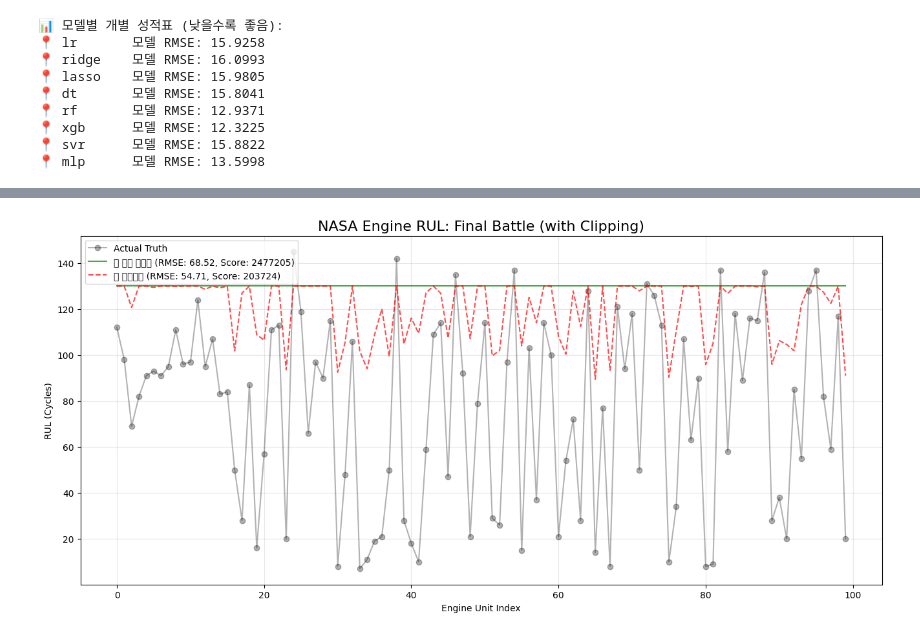
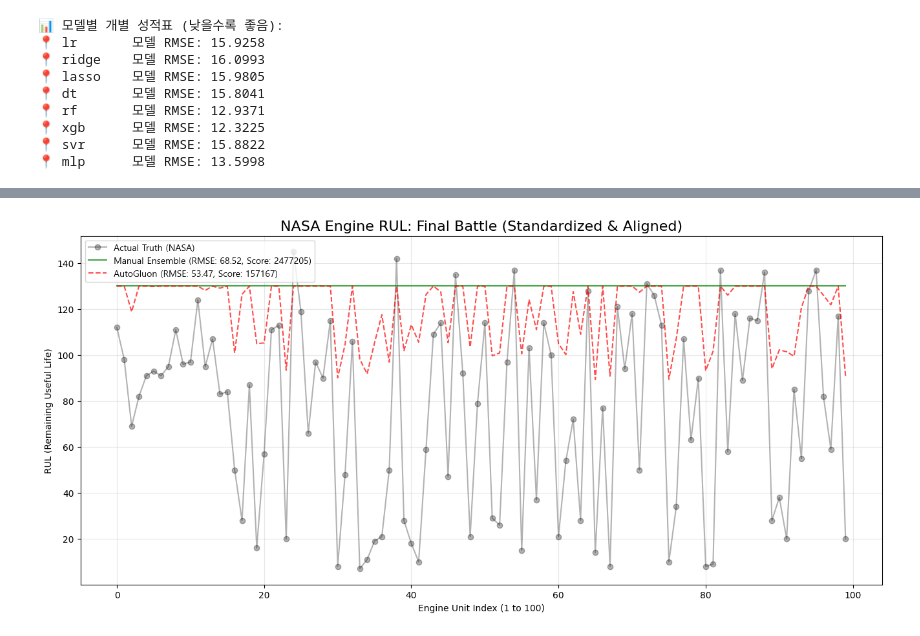
Before and after one commit to Aerhenav/EST_15th_NASA, a Jupyter notebook: 유진/Nasa1단계_1(최종_회귀+오토글론 앙상블+Asymmetric Scoring 검증).ipynb, the cells around one changed output, grey strips where cells are left out. Drawn from its saved outputs; the diff is of its cells as text; code cells hidden in the pictures.

```diff
--- a/유진/Nasa1단계_1(최종_회귀+오토글론 앙상블+Asymmetric Scoring 검증).ipynb
+++ b/유진/Nasa1단계_1(최종_회귀+오토글론 앙상블+Asymmetric Scoring 검증).ipynb
@@ -1444,5 +1351,5 @@ plt.legend(); plt.grid(True, alpha=0.3); plt.show()
 # %%
-# [47. NASA 비대칭 점수 기반 최종 모델 평가]
+# [46. NASA 비대칭 점수 기반 최종 모델 평가]
 # - 쓰임새 : NASA가 고안한 비대칭 스코어링 함수를 적용하여, 모델이 예측한 잔여 수명의 안정성과 위험도를 정량적으로 평가함
 # - 목적 : 실제 수명보다 수명을 길게 예측하는 '위험한 오답'에 더 큰 벌점을 부여함으로써, 안전이 직결된 엔진 정비 분야에 적합한 최적의 모델을 판별함
 # - 적용이유 : 1. 비대칭 벌점 관리: 수명을 짧게 예측하면 정비 비용이 늘지만, 길게 예측하면 엔진 폭발로 이어질 수 있으므로 이를 점수에 반영함
@@ -1452,69 +1359,93 @@ plt.legend(); plt.grid(True, alpha=0.3); plt.show()
 # NASA 비대칭 스코어링 함수 (안전 지표)
 def get_nasa_score(y_true, y_pred):
     d = y_pred - y_true
-    # d > 0 (Late Prediction)일 때 벌점이 기하급수적으로 커짐
+    # d > 0 (Late Prediction, 실제보다 길게 예측)일 때 벌점이 기하급수적으로 커짐
     return np.sum(np.where(d < 0, np.exp(-d/13)-1, np.exp(d/10)-1))
 
-# 데이터 준비 (유연한 이름 찾기)
+# 1. 데이터 준비 및 피처 생성 (학습 때와 동일한 전처리 적용)
 if 'df_test_final' in locals():
     target_df = df_test_final
 elif 'test_df' in locals():
     target_df = test_df
 else:
-    target_df = train_df # 둘 다 없을 경우 대비
+    target_df = train_df
 
-X_test_last = target_df.groupby('unit_number').last().reset_index()
+# [핵심 수정] 테스트 데이터에도 이동평균/EWMA 등 파생 피처를 먼저 생성해야 합니다.
+# (앞서 정의한 create_advanced_features 함수 사용)
+try:
+    target_df_enriched = create_advanced_features(target_df)
+except:
+    target_df_enriched = target_df.copy()
+
+# 엔진별 마지막 행 추출 및 '엔진 번호순' 정렬 (정답지와 순서 맞추기)
+X_test_last = target_df_enriched.groupby('unit_number').last().reset_index().sort_values('unit_number')
 y_true = true_rul['Actual_RUL'].values.flatten()
 
 # 컬럼명 정제 (특수문자 제거)
-X_test_clean = X_test_last.copy()
-X_test_clean.columns = [re.sub(r'__+', '_', re.sub(r'[ [\]/\\,.-]', '_', str(c))).strip('_') for c in X_test_clean.columns]
+def clean_names(df):
+    df_c = df.copy()
+    df_c.columns = [re.sub(r'__+', '_', re.sub(r'[ [\]/\\,.-]', '_', str(c))).strip('_') for c in df_c.columns]
+    return df_c
+
+X_test_clean = clean_names(X_test_last)
 
 # 모델 리스트 정의
 models = {
-    "🏆 수동 앙상블": {"model": ensemble_all, "color": "green", "ls": "-"},
-    "🚀 오토글론": {"model": predictor, "color": "red", "ls": "--"}
+    "Manual Ensemble": {"model": ensemble_all, "color": "green", "ls": "-"},
+    "AutoGluon": {"model": predictor, "color": "red", "ls": "--"}
 }
 
 plt.figure(figsize=(16, 7))
-plt.plot(y_true, label='Actual Truth', color='black', marker='o', alpha=0.3)
+plt.plot(y_true, label='Actual Truth (NASA)', color='black', marker='o', alpha=0.3)
 
-print("\n" + "="*65)
+print("\n" + "="*70)
+print(f"{'모델명':<15} | {'RMSE':<10} | {'NASA Score':<15}")
+print("-" * 70)
+
 for name, info in models.items():
     try:
         m = info["model"]
-        # 모델별 피처 추출
+
+        # 모델이 요구하는 피처 목록 가져오기
         if hasattr(m, 'feature_names_in_'):
             f_in = m.feature_names_in_
         elif hasattr(m, 'feature_metadata_in'):
             f_in = m.feature_metadata_in.get_features()
         else:
-            f_in = features if 'features' in locals() else X_test_clean.columns
+            f_in = features # 전역 변수 features 사용
 
-        # 데이터 재배치 및 예측
+        # 피처 순서 맞추기 (누락된 건 0으로 채움)
         X_input = X_test_clean.reindex(columns=f_in, fill_value=0)
-        y_raw_pred = m.predict(X_input)
 
-        # ---------------------------------------------------------
-        # 🔥 [핵심] 점수 폭주 방지: Clipping 적용
-        # NASA 데이터의 특성상 RUL은 보통 125~135를 넘지 않습니다.
-        # 예측값이 터무니없이 크면(예: 300) 점수가 수십만 점으로 튑니다.
-        # ---------------------------------------------------------
-        y_pred = np.clip(y_raw_pred, 0, 130) # 0~130 사이로 강제 고정
+        # --- [핵심 수정 포인트] ---
+        if "수동 앙상블" in name:
+            # 1. 수동 모델은 반드시 학습 때 사용한 scaler로 '스케일링' 후 예측해야 합니다.
+            X_input_final = scaler.transform(X_input)
+            y_raw_pred = m.predict(X_input_final)
+        else:
+            # 2. 오토글론은 내부에서 자체 처리하므로 원본(X_input)을 넣습니다.
+            y_raw_pred = m.predict(X_input)
+        # -------------------------
 
+        # 점수 폭주 방지: Clipping 적용 (0~130 사이로 제한)
+        y_pred = np.clip(y_raw_pred, 0, 130)
+
+        # 성능 지표 계산
         rmse = np.sqrt(mean_squared_error(y_true, y_pred))
         score = get_nasa_score(y_true, y_pred)
 
-        print(f"{name:10} | RMSE: {rmse:6.2f} | NASA Score: {score:10.2f}")
+        print(f"{name:<13} | {rmse:10.2f} | {score:15.2f}")
         plt.plot(y_pred, label=f'{name} (RMSE: {rmse:.2f}, Score: {score:.0f})',
                  color=info["color"], linestyle=info["ls"], alpha=0.7)
 
     except Exception as e:
-        print(f"⚠️ {name} 예측 실패: {e}")
+        print(f"⚠️ {name} 예측 실패 원인: {e}")
 
-print("="*65)
-plt.title('NASA Engine RUL: Final Battle (with Clipping)', fontsize=16)
-plt.xlabel('Engine Unit Index')
-plt.ylabel('RUL (Cycles)')
+print("="*70)
+plt.title('NASA Engine RUL: Final Battle (Standardized & Aligned)', fontsize=16)
+plt.xlabel('Engine Unit Index (1 to 100)')
+plt.ylabel('RUL (Remaining Useful Life)')
+plt.rcParams['font.family'] = 'Malgun Gothic'
+plt.rcParams['axes.unicode_minus'] = False  # 마이너스 기호 깨짐 방지
 plt.legend(); plt.grid(True, alpha=0.3); plt.show()
 # %% [output]
@@ -1525 +1458 @@ plt.legend(); plt.grid(True, alpha=0.3); plt.show()
-[figure, old version]
+[figure, new version]
```
Also changed, not shown: parts of 5 cells of this notebook.
